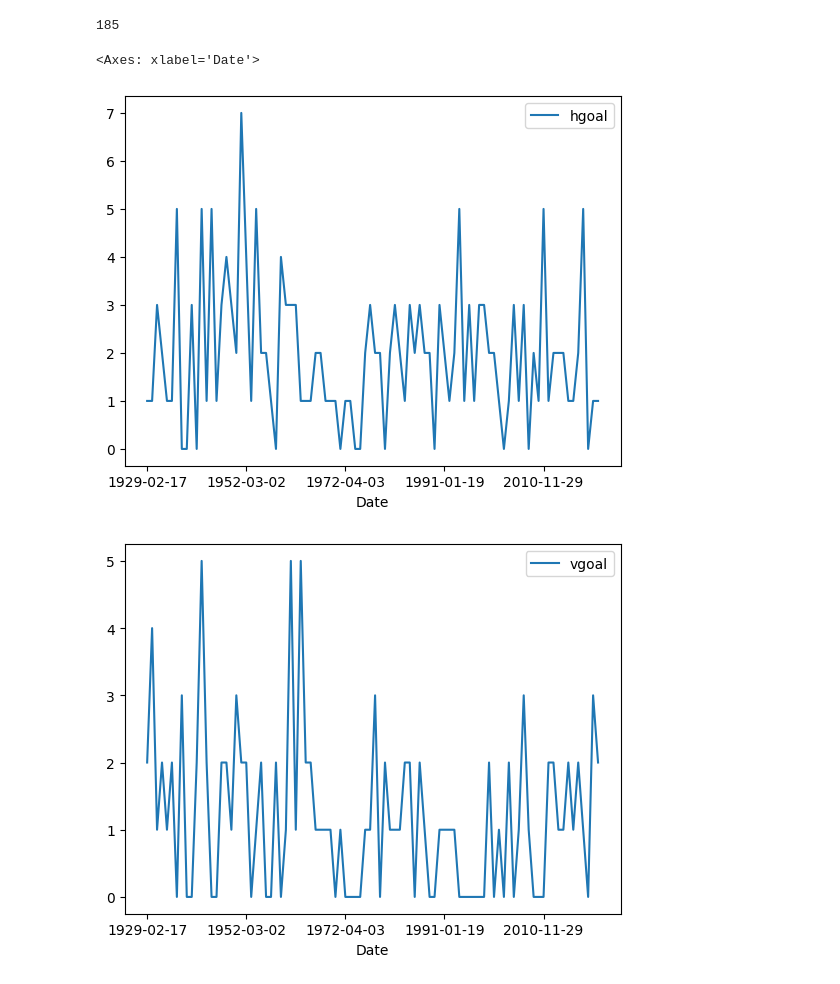
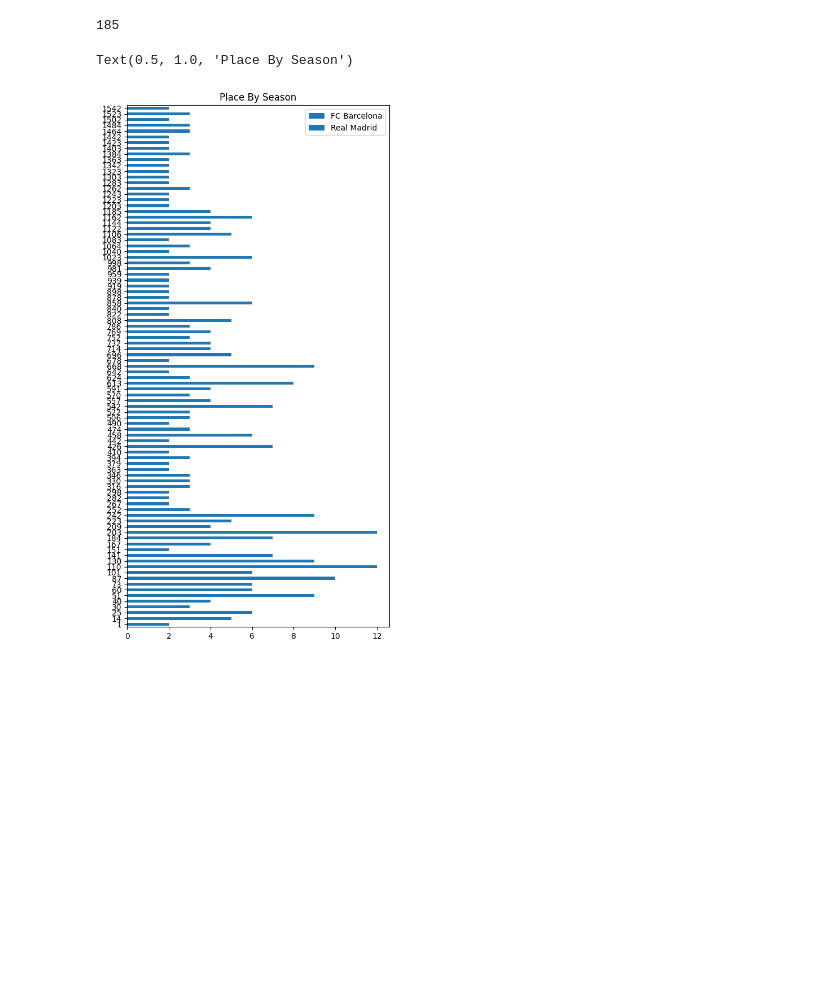
Before and after one commit to EvanDBush/soccer_rivalry_project, a Jupyter notebook: head_to_head.ipynb, the cells around one changed output. Saved outputs shown, nothing was run; the diff lists cells and outputs as text; code cells hidden in the pictures; blank space fills up the shorter version.

```diff
--- a/head_to_head.ipynb
+++ b/head_to_head.ipynb
@@ -134,7 +134,13 @@ Total Goals Allowed- Barcelona: 295, Real Madrid: 295
 # %%
 barca_season_results = season_results_df[season_results_df['Team'] == 'FC Barcelona']
 madrid_season_results= season_results_df[season_results_df['Team'] == 'Real Madrid']
+combined_season_results = pd.concat([barca_season_results, madrid_season_results]).sort_values(by='Season')
+
+plt.figure(figsize= (6, 12))
+places = combined_season_results.groupby(['Team'])['Place']
+places.plot(kind='barh')
+plt.legend()
+plt.title('Place By Season')
 # %% [output]
-<Axes: xlabel='Date'>
+Text(0.5, 1.0, 'Place By Season')
-[figure, old version]
+[figure, new version]
-[figure, removed]
```
Also changed, not shown: 1 other file.
